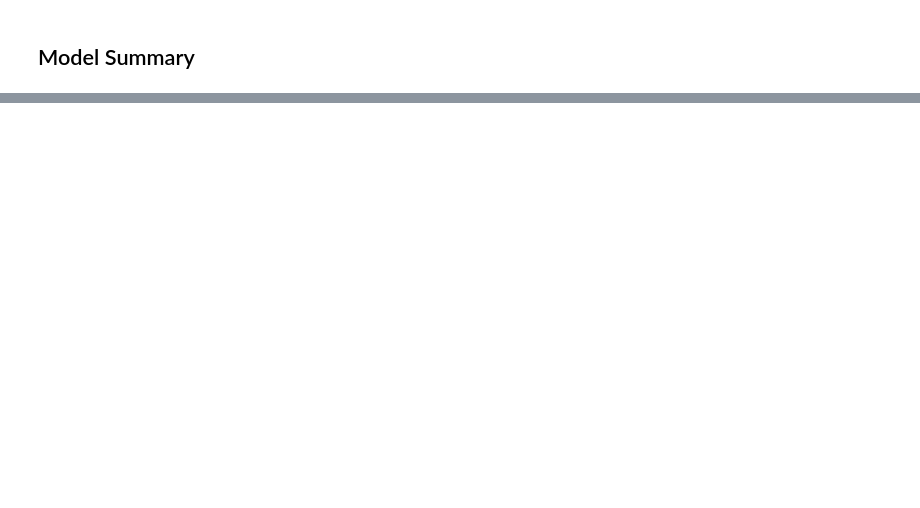
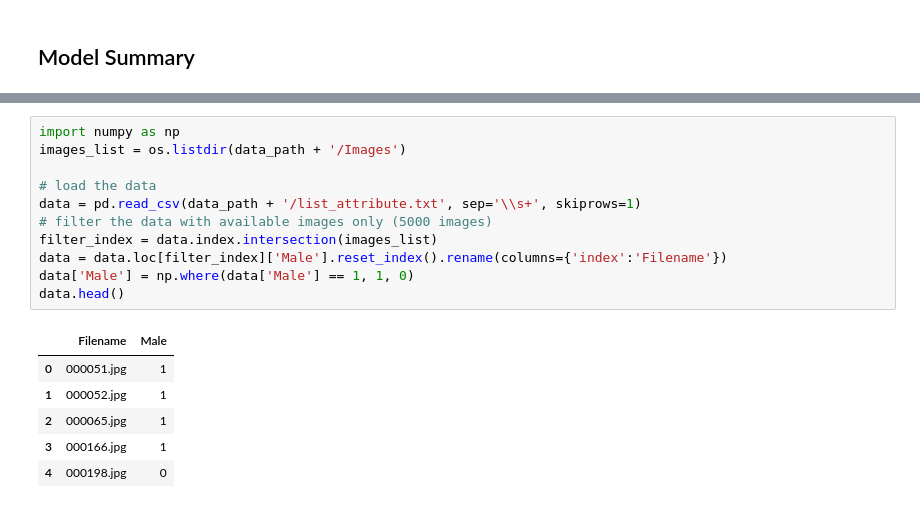
Before and after one commit to budikawira/gender-classification, a Jupyter notebook: Evaluations/eval_models.ipynb, the cells around one changed output, grey strips where cells are left out. Cells and saved outputs as stored; diff of their text form; blank space fills up the shorter version.

```diff
--- a/Evaluations/eval_models.ipynb
+++ b/Evaluations/eval_models.ipynb
@@ -86,0 +159,18 @@ print(df_combined)
+# %%
+import numpy as np
+images_list = os.listdir(data_path + '/Images')
+
+# load the data
+data = pd.read_csv(data_path + '/list_attribute.txt', sep='\\s+', skiprows=1)
+# filter the data with available images only (5000 images)
+filter_index = data.index.intersection(images_list)
+data = data.loc[filter_index]['Male'].reset_index().rename(columns={'index':'Filename'})
+data['Male'] = np.where(data['Male'] == 1, 1, 0)
+data.head()
+# %% [output]
+|  | Filename | Male |
+| 0 | 000051.jpg | 1 |
+| 1 | 000052.jpg | 1 |
+| 2 | 000065.jpg | 1 |
+| 3 | 000166.jpg | 1 |
+| 4 | 000198.jpg | 0 |
```
Also changed, not shown: parts of 13 cells of this notebook, 24 other files.
